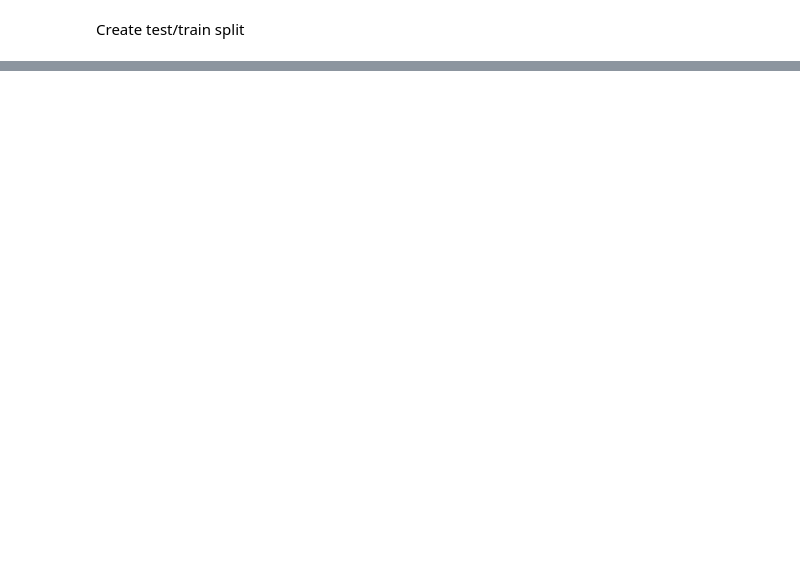
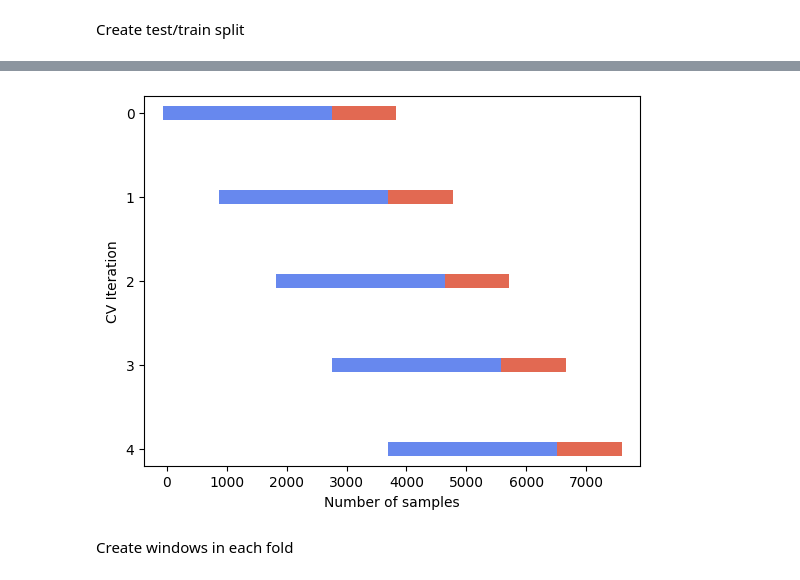
Before and after one commit to haakoris/Master, a Jupyter notebook: VIX_test.ipynb, the cells around one changed output, grey strips where cells are left out. Cells and saved outputs as stored; diff of their text form; code cells hidden in the pictures; blank space fills up the shorter version.

```diff
--- a/VIX_test.ipynb
+++ b/VIX_test.ipynb
@@ -248,0 +311,32 @@ Convert into sliding windows
+# %%
+tscv = TimeSeriesSplitSliding(n_splits=5, train_splits=3,
+                              test_splits=1, fixed_length=True)
+cv_indices = tscv.split(train)
+# %%
+i = 0
+fig, ax = plt.subplots()
+for tr, tst in cv_indices:
+    indices = np.array([np.nan] * len(train))
+    indices[tst] = 1
+    indices[tr] = 0
+    ax.scatter(
+        range(len(indices)),
+        [5-i + 0.5] * len(indices),
+        c=indices,
+        marker="_",
+        lw=10,
+        cmap=plt.cm.coolwarm,
+        vmin=-0.2,
+        vmax=1.2,
+    )
+    i += 1
+
+yticklabels = list(range(5))
+yticklabels.reverse()
+ax.set_yticks(np.arange(5)+1.5, yticklabels)
+ax.set_xlabel("Number of samples")
+ax.set_ylabel("CV Iteration");
+# %% [output]
+[figure, added]
+# %% [markdown]
+Create windows in each fold
```
Also changed, not shown: parts of 49 cells of this notebook, 36 other files.
